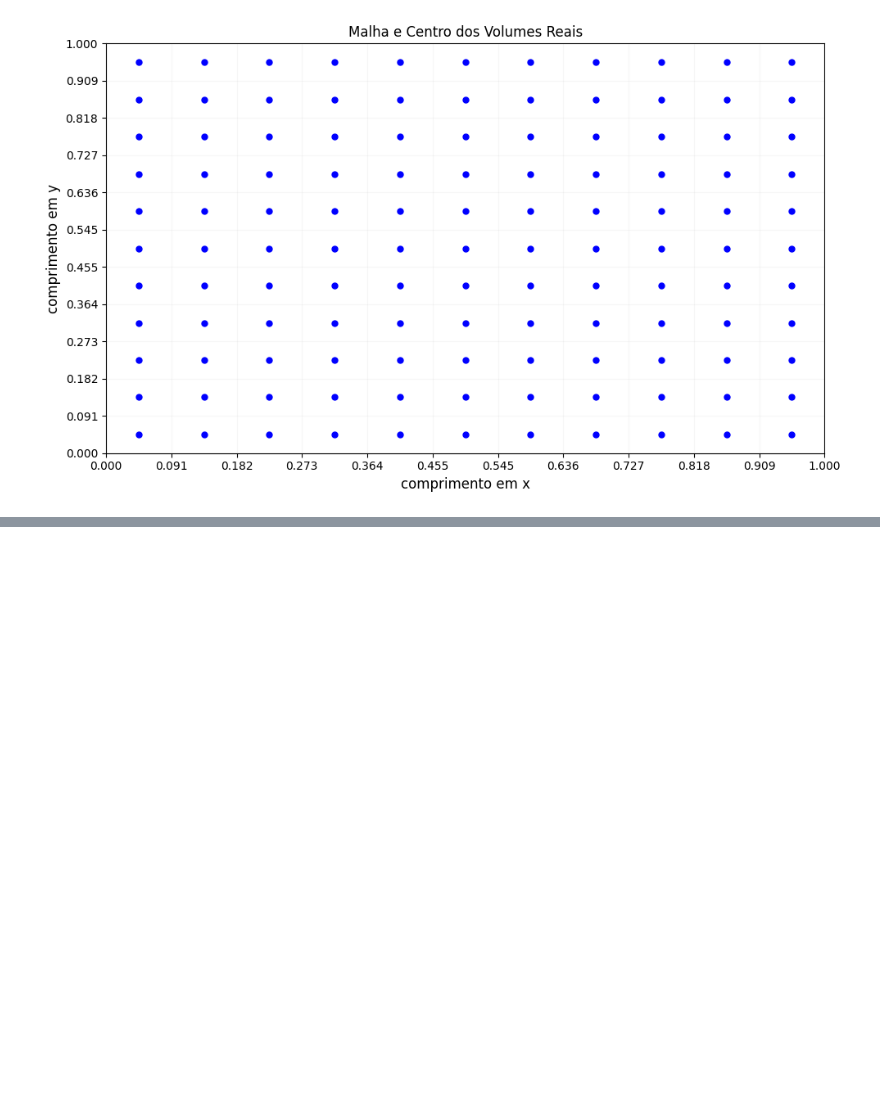
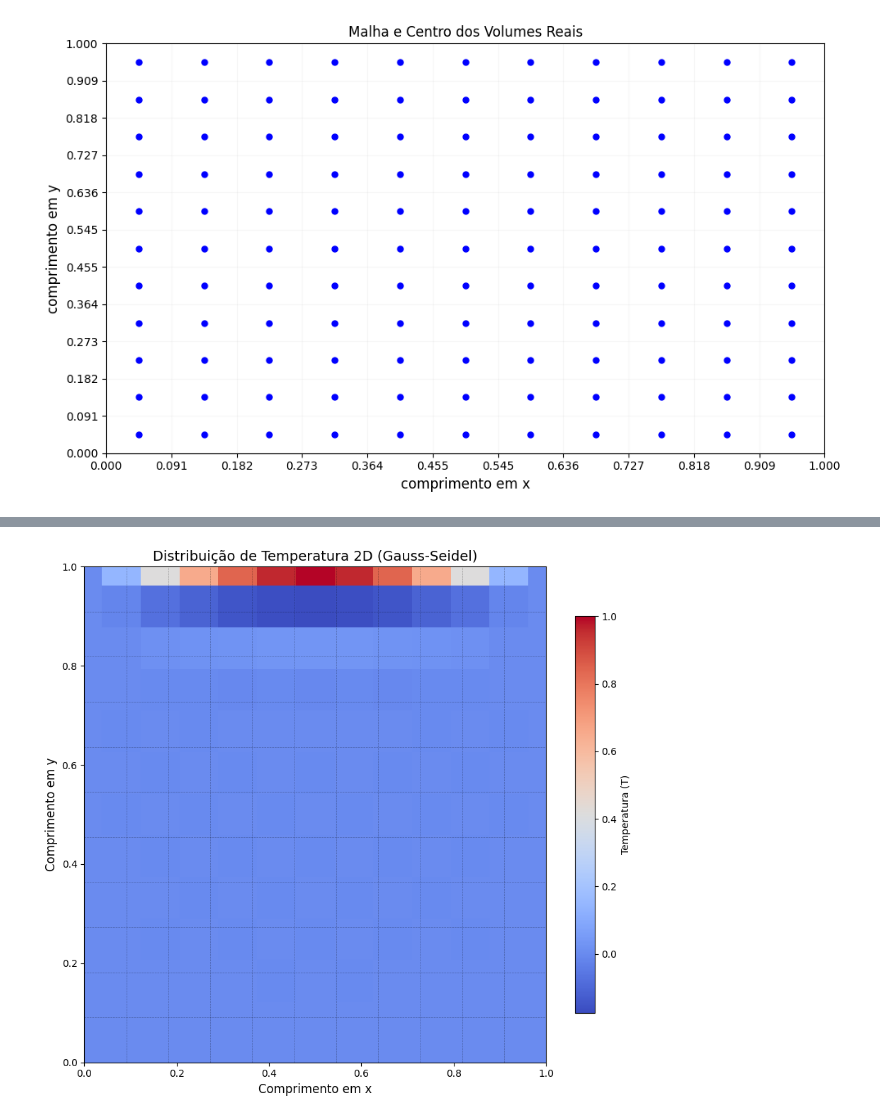
Before and after one commit to sfbruno12/mecflu-computacional, a Jupyter notebook: Trabalho 2.ipynb, the cells around one changed output, grey strips where cells are left out. Cells and saved outputs as stored; diff of their text form; code cells hidden in the pictures; blank space fills up the shorter version.

Commit message:
consegui uma solução, falta conferir com solução do professor

```diff
--- a/Trabalho 2.ipynb
+++ b/Trabalho 2.ipynb
@@ -210,10 +56,0 @@ Com as funções de cálculos bem definidas podemos aplicá-las ao campo de temp
-# %%
-#com as funções definidas para calcular a temperatura no próximo instante de tempo, podemos gerar uma matriz com as temperatura para todos os volumes em cada instante de tempo.
-campoTemperatura = np.zeros((M+1,N)) #criamos uma matriz inicial preenchida apenas com zeros
-T_inicial = T #alocamos em T_inicial a temperatura no instante T=0s que foi calculada anteriormente
-campoTemperatura[0,:] = T_inicial #a primeira linha da matriz será a temperatura inicial
-for i in range(1,M+1): #loop que preenche a matriz com os resultados
-    coeficientes, vector = calcMatriz(T_inicial)
-    temperatura = matrizSolver(coeficientes, vector) #calculamos a temperatura do próximo instante de tempo usando a temperatura do instante anterior
-    campoTemperatura[i,:] = temperatura #alocamos as temperaturas calculadas na matriz
-    T_inicial = temperatura #a temperatura calculada é o input para o calculo da proxima
@@ -258,6 +56,0 @@ Para comparação do resultados podemos calcular a solução analítica do probl
-# %%
-#solução analítica
-T_analitico = np.zeros((M+1,N))
-for i in range(0,M+1):
-    t = i * deltaT
-    T_analitico[i,:] = np.sin(np.pi * x / L) * (np.e ** (- alpha * ((np.pi / L)**2) * t))
@@ -376,0 +57,6 @@ plt.show()
+# %%
+Tn = np.zeros(Nx)
+Tn[1: -1] = np.sin(np.pi * x) #temperatura na parede norte
+Ts = np.zeros(Nx) #temperatura na parede sul
+Tw = np.zeros(Ny) #temperatura na parede oeste
+Te = np.zeros(Ny) #temperatura na parede leste
@@ -376,0 +216,12 @@ plt.show()
+# %%
+aW, aE, aS, aN, aP, b = coeficientes(Nx, Ny, Tw, Te, Ts, Tn)
+
+max_iter = 200  # Definindo o número máximo de iterações
+To = 0.0 # Estimativa inicial para a temperatura nos volumes internos
+T_solucao = solver_gauss_seidel(Nx, Ny, aW, aE, aS, aN, aP, b, To, max_iter)
+
+# --- 5. Resultados (Visualização) ---
+print("\nMatriz de Temperaturas (T) Convergida (incluindo fronteiras):")
+# Exibe a submatriz interna (10x10 no exemplo)
+T_interna = T_solucao[1:Ny-1, 1:Nx-1]
+print(T_interna.round(4))
@@ -376,0 +292,4 @@ plt.show()
+# %%
+plotar_mapa_calor(Nx, Ny, Lx, Ly, T_solucao)
+# %% [output]
+[figure, added]
```
Also changed, not shown: parts of 31 cells of this notebook.
